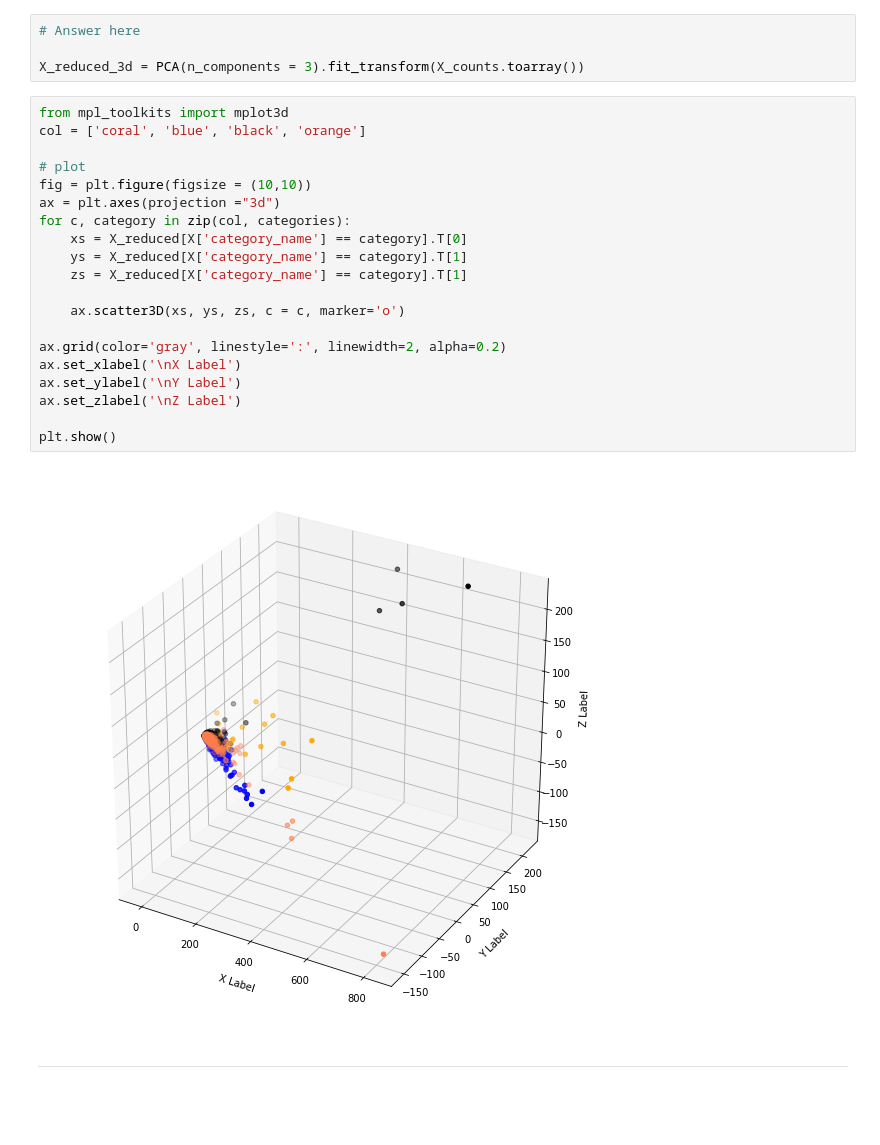
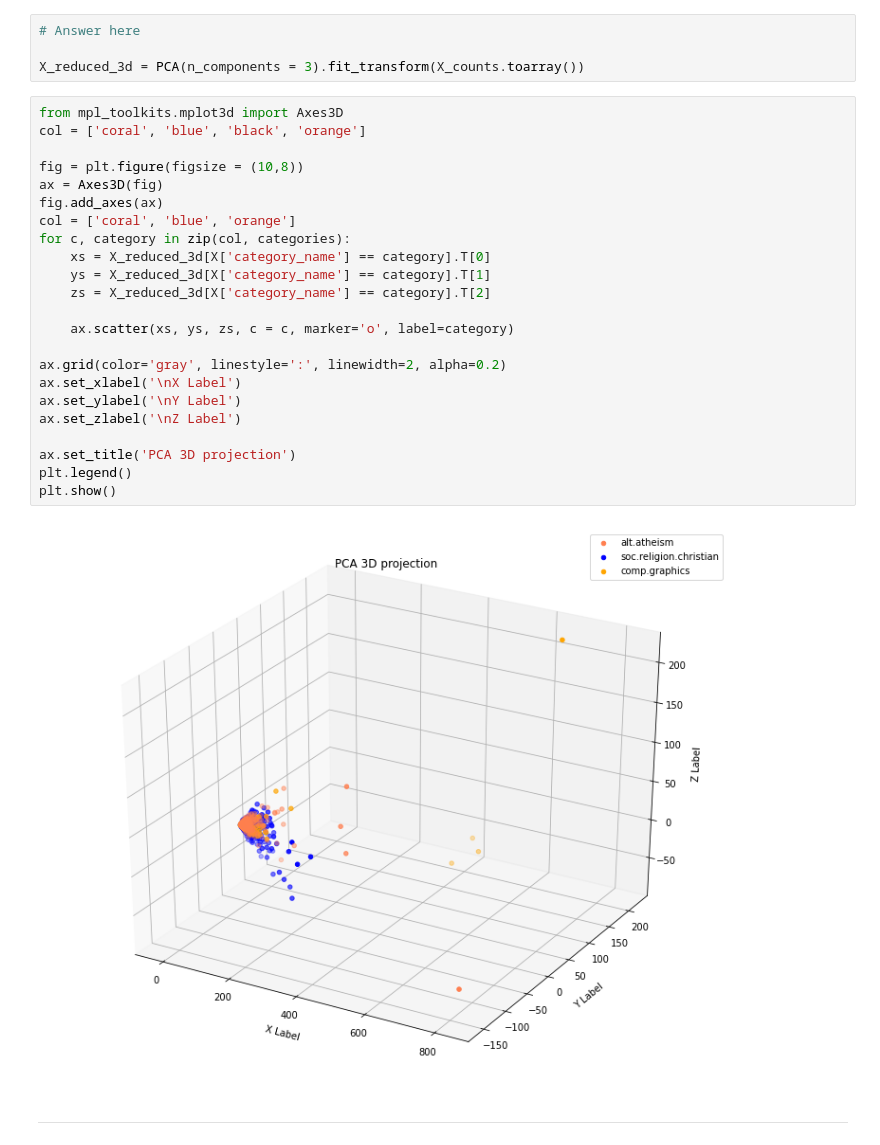
Before and after one commit to abcd23698741/DM2022-Lab1-Master, a Jupyter notebook: DM2022-Lab1-Master.ipynb, the cells around one changed output. Cells and saved outputs as stored; diff of their text form; blank space fills up the shorter version.

```diff
--- a/DM2022-Lab1-Master.ipynb
+++ b/DM2022-Lab1-Master.ipynb
@@ -1246,27 +1249,30 @@ $Hint$: you can refer to Axes3D in the documentation.
 
 X_reduced_3d = PCA(n_components = 3).fit_transform(X_counts.toarray())
 # %%
-from mpl_toolkits import mplot3d
+from mpl_toolkits.mplot3d import Axes3D
 col = ['coral', 'blue', 'black', 'orange']
 
-# plot
-fig = plt.figure(figsize = (10,10))
-ax = plt.axes(projection ="3d")
+fig = plt.figure(figsize = (10,8))
+ax = Axes3D(fig)
+fig.add_axes(ax)
+col = ['coral', 'blue', 'orange']
 for c, category in zip(col, categories):
-    xs = X_reduced[X['category_name'] == category].T[0]
-    ys = X_reduced[X['category_name'] == category].T[1]
-    zs = X_reduced[X['category_name'] == category].T[1]
+    xs = X_reduced_3d[X['category_name'] == category].T[0]
+    ys = X_reduced_3d[X['category_name'] == category].T[1]
+    zs = X_reduced_3d[X['category_name'] == category].T[2]
 
-    ax.scatter3D(xs, ys, zs, c = c, marker='o')
+    ax.scatter(xs, ys, zs, c = c, marker='o', label=category)
 
 ax.grid(color='gray', linestyle=':', linewidth=2, alpha=0.2)
 ax.set_xlabel('\nX Label')
 ax.set_ylabel('\nY Label')
 ax.set_zlabel('\nZ Label')
 
+ax.set_title('PCA 3D projection')
+plt.legend()
 plt.show()
 # %% [output]
-[figure, old version]
+[figure, new version]
 # %% [markdown]
 ---
 # %% [markdown]
```
Also changed, not shown: parts of 8 cells of this notebook.
